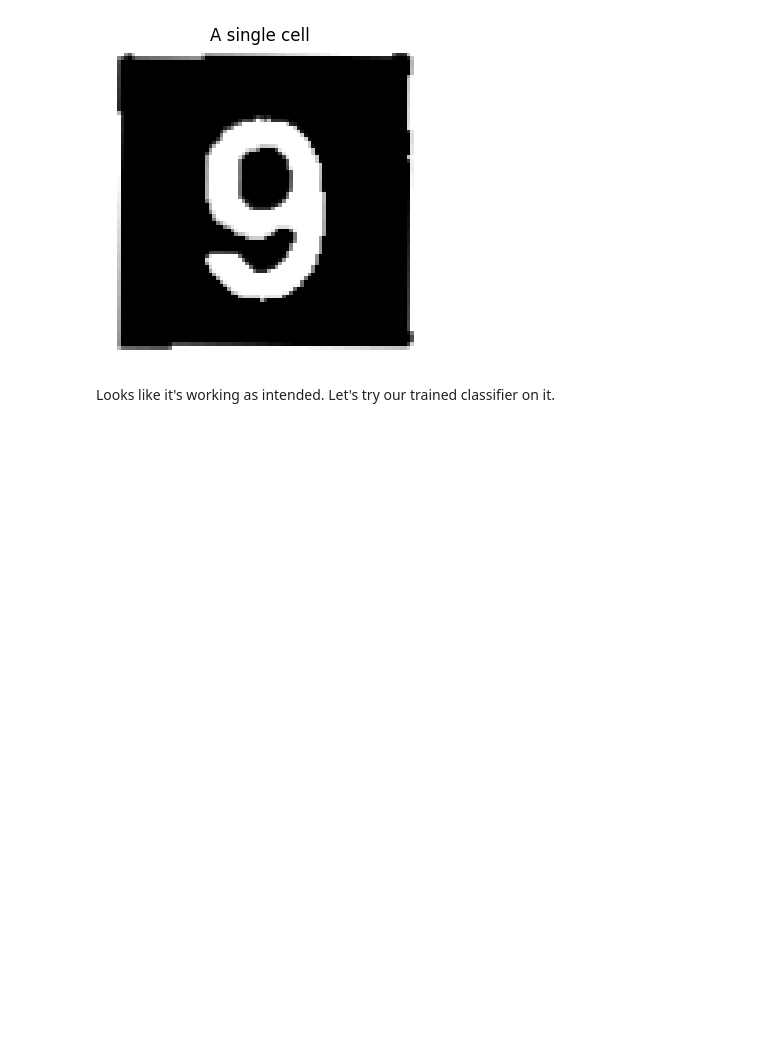
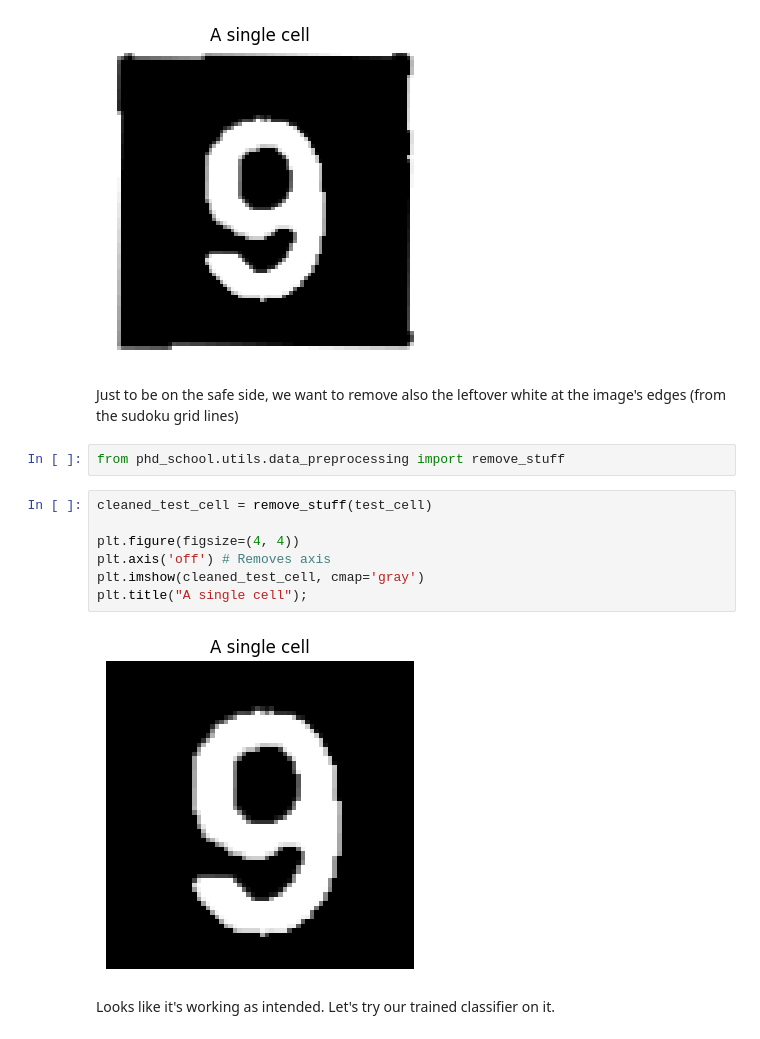
Before and after one commit to matteobarbieri/phd-school, a Jupyter notebook: home/notebooks_solution/3-solve-sudoku.ipynb, the cells around one changed output. Saved outputs shown, nothing was run; the diff lists cells and outputs as text; blank space fills up the shorter version.

```diff
--- a/home/notebooks_solution/3-solve-sudoku.ipynb
+++ b/home/notebooks_solution/3-solve-sudoku.ipynb
@@ -221,6 +224,19 @@ plt.imshow(test_cell, cmap='gray')
 plt.title("A single cell");
 # %% [output]
 [figure]
+# %% [markdown]
+Just to be on the safe side, we want to remove also the leftover white at the image's edges (from the sudoku grid lines)
+# %%
+from phd_school.utils.data_preprocessing import remove_stuff
+# %%
+cleaned_test_cell = remove_stuff(test_cell)
+
+plt.figure(figsize=(4, 4))
+plt.axis('off') # Removes axis
+plt.imshow(cleaned_test_cell, cmap='gray')
+plt.title("A single cell");
+# %% [output]
+[figure, added]
 # %% [markdown]
 Looks like it's working as intended. Let's try our trained classifier on it.
 # %%
```
Also changed, not shown: parts of 26 cells of this notebook, 6 other files.
